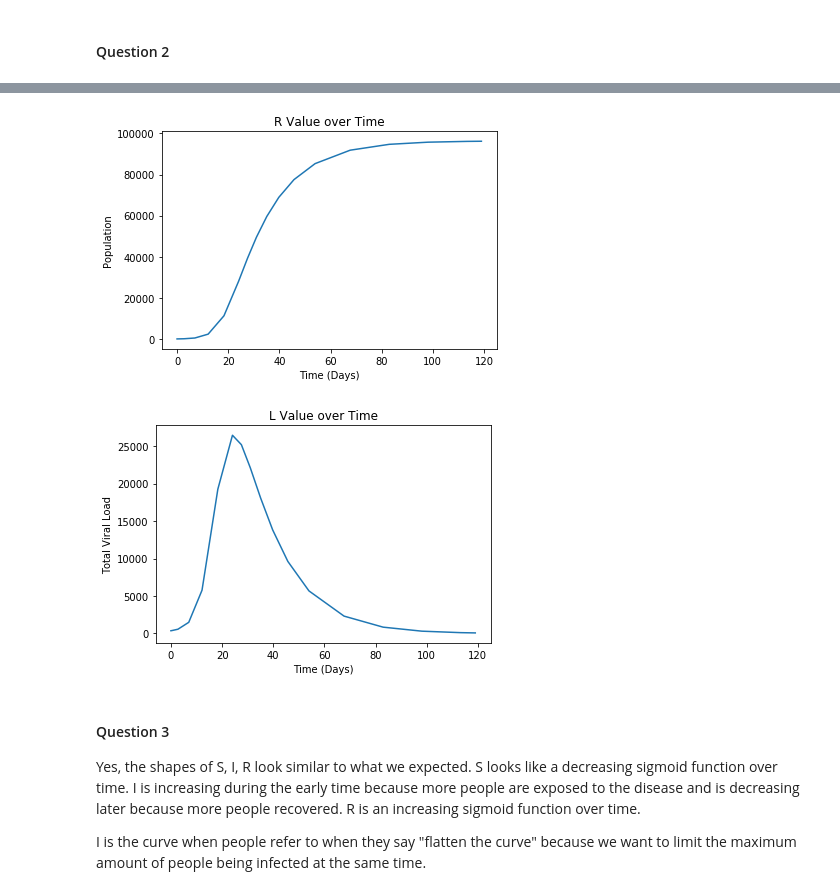
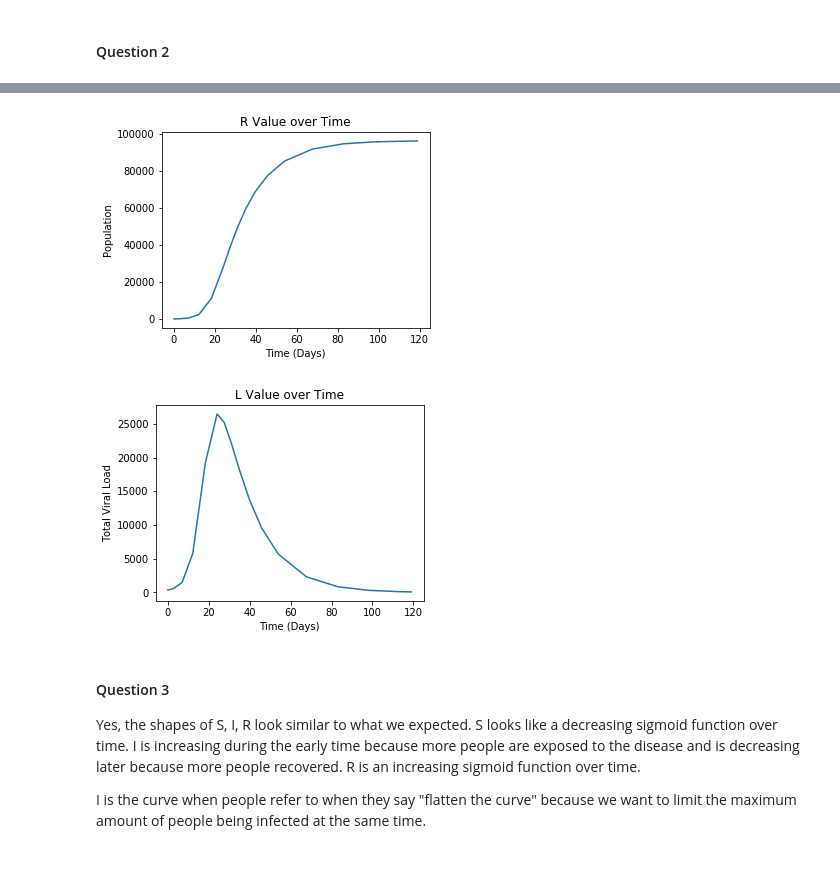
Before and after one commit to helenziyihuang/cs190dd_f20_COVID_19_SIR_project, a Jupyter notebook: Part 1.ipynb, the cells around one changed output, grey strips where cells are left out. Cells and saved outputs as stored; diff of their text form; code cells hidden in the pictures; blank space fills up the shorter version.

```diff
--- a/Part 1.ipynb
+++ b/Part 1.ipynb
@@ -173,26 +177,28 @@ plt.show()
 # %%
 # R plot
+plt.figure(figsize=(4.8, 3.6))
 plt.plot(sol.t, sol.y[20])
 plt.title("R Value over Time")
 plt.xlabel("Time (Days)")
 plt.ylabel("Population")
 plt.show()
 
 # L plot
 # Viral load L
 """
 L = I_0 * L_0 + I_1 * L_1 + I_2 * L_2 + I_3 * L_3
 I changes over time, so L chanegs over time
 """
+plt.figure(figsize=(4.8, 3.6))
 L = sol.y[15]*Lc[0] + sol.y[16]*Lc[1] + sol.y[17]*Lc[2] + sol.y[18]*Lc[3]
 plt.plot(sol.t, L)
 plt.title("L Value over Time")
 plt.xlabel("Time (Days)")
 plt.ylabel("Total Viral Load")
 plt.show()
 # %% [output]
-[figure, old version]
+[figure, new version]
-[figure, old version]
+[figure, new version]
 # %% [markdown]
 #### Question 3
 
```
Also changed, not shown: parts of 8 cells of this notebook.
